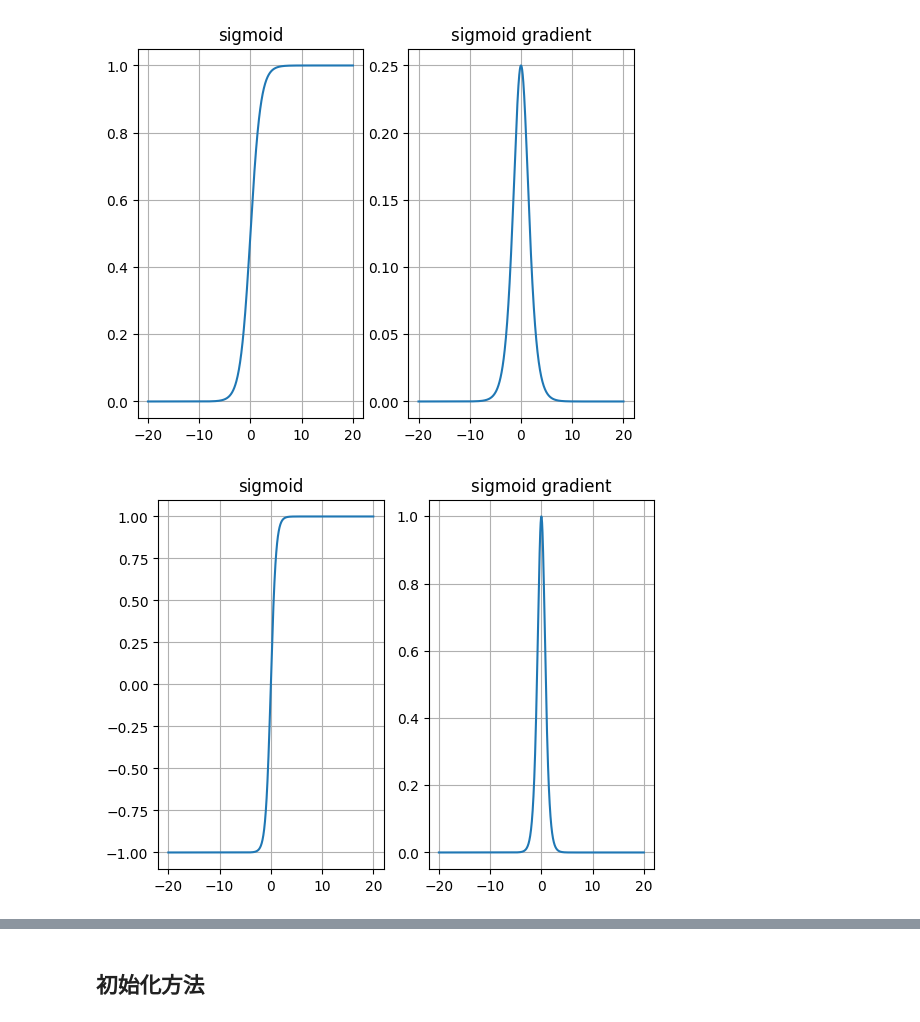
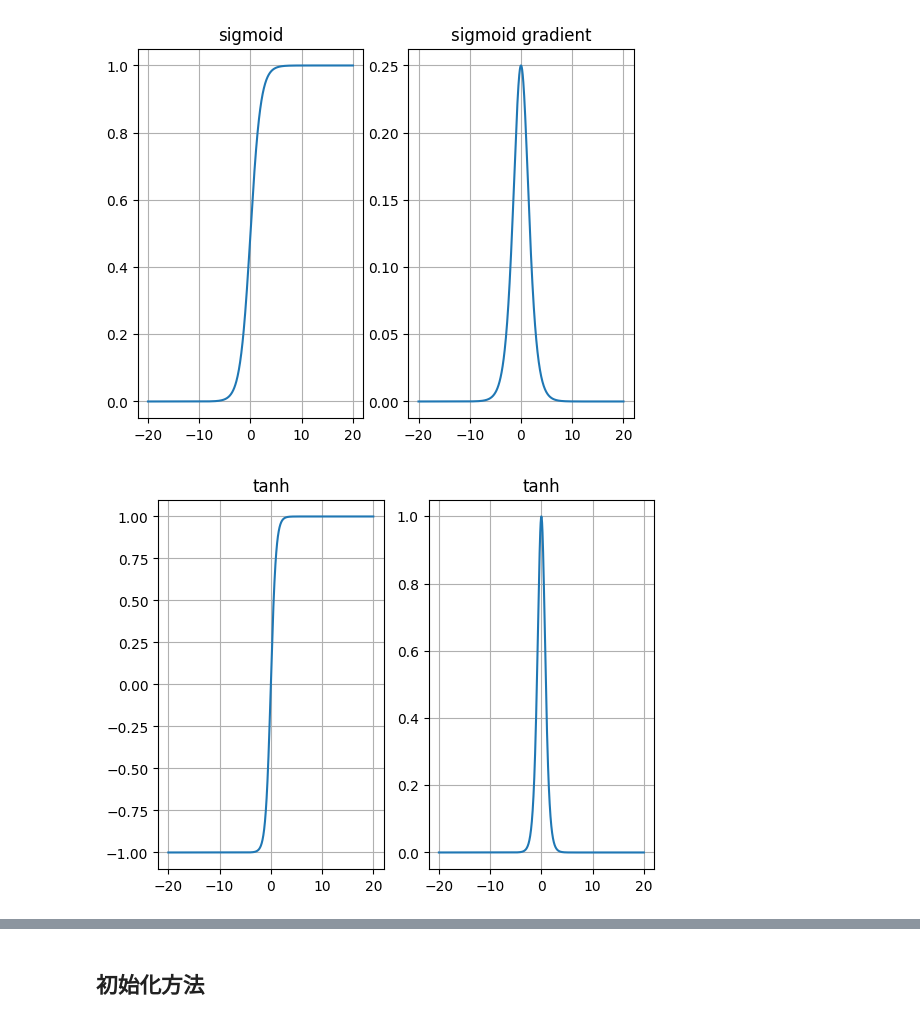
Before and after one commit to relax-hjy/imp, a Jupyter notebook: 深度学习/03-神经网络基础.ipynb, the cells around one changed output, grey strips where cells are left out. Drawn from its saved outputs; the diff is of its cells as text; code cells hidden in the pictures.

```diff
--- a/深度学习/3.神经网络基础.ipynb
+++ b/深度学习/03-神经网络基础.ipynb
@@ -24,19 +24,19 @@ axes[1].grid()
 # %%
 _,axes=plt.subplots(1,2)
 x=torch.linspace(-20,20,1000)
 y=torch.tanh(x)
 axes[0].plot(x,y)
-axes[0].set_title('sigmoid')
+axes[0].set_title('tanh')
 axes[0].grid()
 
 x=torch.linspace(-20,20,1000,requires_grad=True)
 y=torch.tanh(x).sum()  # 加法不影响互相的梯度
 y.backward()
 axes[1].plot(x.detach(),x.grad.reshape(-1))
-axes[1].set_title('sigmoid gradient')
+axes[1].set_title('tanh')
 axes[1].grid()
 # %% [output]
-[figure, old version]
+[figure, new version]
 # %%
 _, axes = plt.subplots(1, 2)
 x = torch.linspace(-20, 20, 1000)
```
Also changed, not shown: parts of 3 cells of this notebook, 4 other files.
